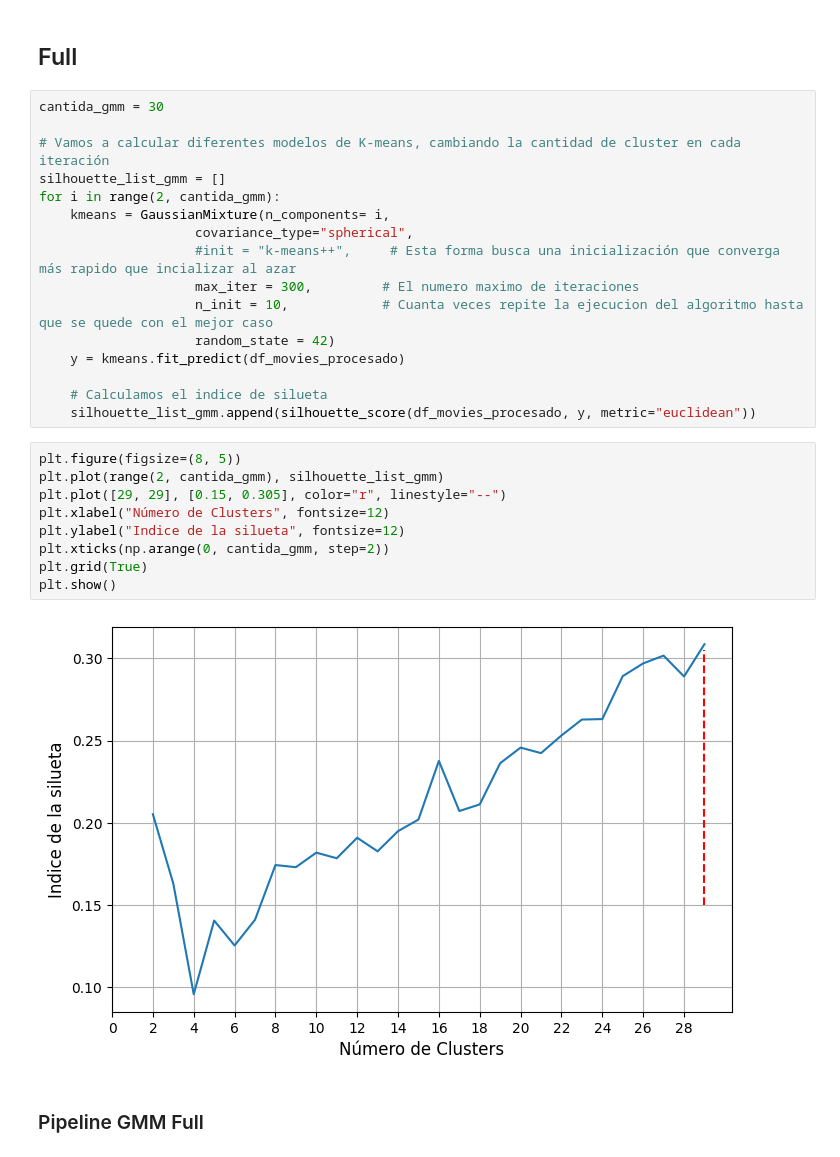
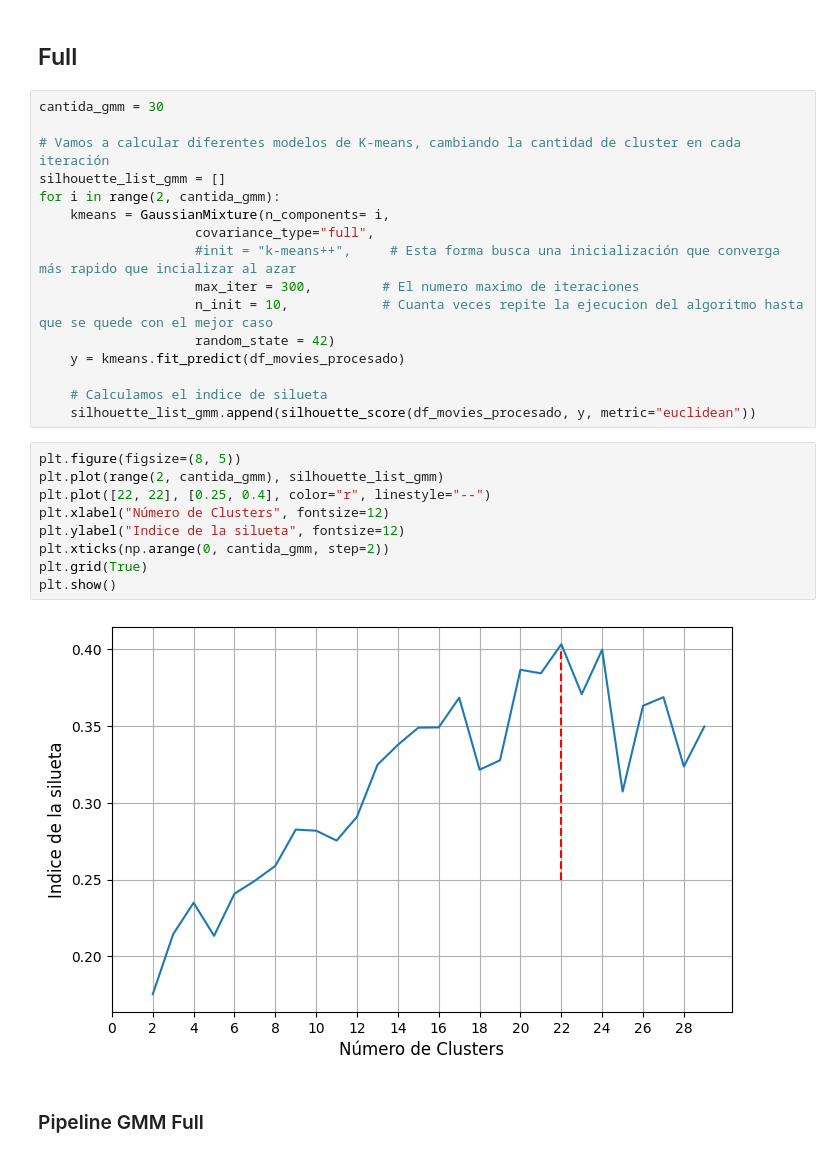
Before and after one commit to SantiagoCasado/Trabajo-Practica-Final, a Jupyter notebook: Modelado.ipynb, the cells around one changed output. Saved outputs shown, nothing was run; the diff lists cells and outputs as text.

Commit message:
Correcion en gráfico de la silueta - Modelo GMM Full

```diff
--- a/Modelado.ipynb
+++ b/Modelado.ipynb
@@ -719,7 +719,7 @@ cantida_gmm = 30
 silhouette_list_gmm = []
 for i in range(2, cantida_gmm):
     kmeans = GaussianMixture(n_components= i,
-                    covariance_type="spherical",
+                    covariance_type="full",
                     #init = "k-means++",     # Esta forma busca una inicialización que converga más rapido que incializar al azar
                     max_iter = 300,         # El numero maximo de iteraciones
                     n_init = 10,            # Cuanta veces repite la ejecucion del algoritmo hasta que se quede con el mejor caso
@@ -731,14 +731,14 @@ for i in range(2, cantida_gmm):
 # %%
 plt.figure(figsize=(8, 5))
 plt.plot(range(2, cantida_gmm), silhouette_list_gmm)
-plt.plot([29, 29], [0.15, 0.305], color="r", linestyle="--")
+plt.plot([22, 22], [0.25, 0.4], color="r", linestyle="--")
 plt.xlabel("Número de Clusters", fontsize=12)
 plt.ylabel("Indice de la silueta", fontsize=12)
 plt.xticks(np.arange(0, cantida_gmm, step=2))
 plt.grid(True)
 plt.show()
 # %% [output]
-[figure, old version]
+[figure, new version]
 # %% [markdown]
 ### Pipeline GMM Full
 # %%
```
Also changed, not shown: 1 other file.
